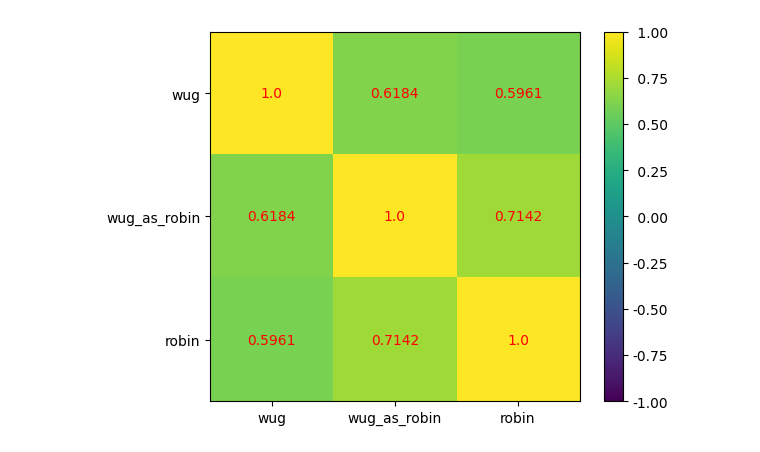
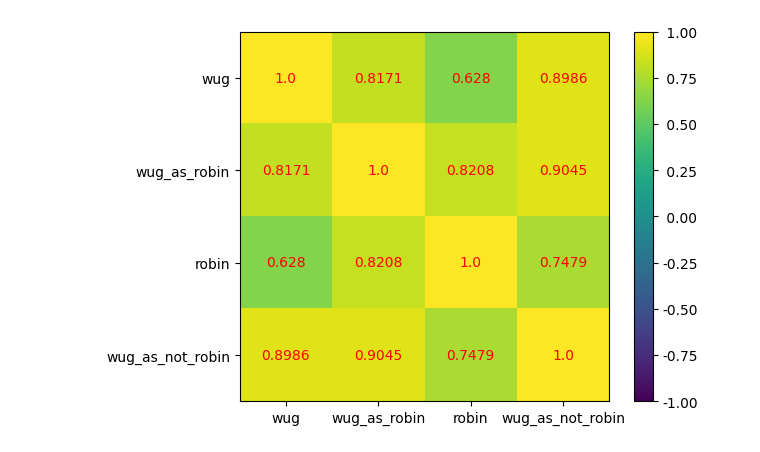
Before and after one commit to jwalanthi/semantic-features, a Jupyter notebook: comps.ipynb, the cells around one changed output. Saved outputs shown, nothing was run; the diff lists cells and outputs as text; code cells hidden in the pictures.

```diff
--- a/comps.ipynb
+++ b/comps.ipynb
@@ -22,0 +14,12 @@ saved_models/chronis_et_al/bert_to_binder_layer8_stopped_opt hyperparams:
+# %%
+albert_models = [FeatureNormPredictor.load_from_checkpoint(
+    checkpoint_path='saved_models/comps/albert{}_to_binder_opt_stop.ckpt'.format(i),
+    map_location=None
+    ) for i in range(0,13)] # fill this out once we actually have the models
+
+for model in albert_models:
+    model.eval()
+albert_lm = cwe.CWE('albert-xxlarge-v2')
+
+albert_rob_emb = [albert_lm.extract_representation(("A wug is a robin", "robin"), layer=i) for i in range(0,13)]
+albert_wug_emb = [albert_lm.extract_representation(("A wug is a robin", "wug"), layer=i) for i in range(0,13)]
@@ -22,0 +48,6 @@ saved_models/chronis_et_al/bert_to_binder_layer8_stopped_opt hyperparams:
+# %%
+lm = albert_lm
+model = albert_models[8]
+print(" hyperparams: ")
+print("    ",model.ffn_params)
+print("    ",model.training_params)
@@ -23,8 +58,8 @@ saved_models/chronis_et_al/bert_to_binder_layer8_stopped_opt hyperparams:
 # %%
-rob_emb = lm.extract_representation(("A wug is a robin", "robin"))
+rob_emb = albert_rob_emb[8]
 rob_pred = torch.nn.functional.relu(model(rob_emb))
 rob_pred = rob_pred.squeeze(0)
-wug_emb = lm.extract_representation(("A wug is a robin", "wug"))
+wug_emb = albert_wug_emb[8]
 wug_pred = torch.nn.functional.relu(model(wug_emb))
 wug_pred = wug_pred.squeeze(0)
 # %%
@@ -39,6 +74,10 @@ plt.show()
 wug_reg_emb = lm.extract_representation(("A wug", "wug"))
 wug_reg_pred = torch.nn.functional.relu(model(wug_reg_emb))
 wug_reg_pred = wug_reg_pred.squeeze(0)
+# %%
+wug_anti_emb = lm.extract_representation(("A wug is not a robin", "wug"))
+wug_anti_pred = torch.nn.functional.relu(model(wug_anti_emb))
+wug_anti_pred = wug_anti_pred.squeeze(0)
 # %%
 plt.figure()
 plt.scatter(rob_pred.detach().numpy(), wug_reg_pred.detach().numpy())
@@ -48,22 +87,22 @@ plt.show()
 # %%
 import numpy as np
 
-all3 = np.array((wug_reg_pred.detach().numpy(), wug_pred.detach().numpy(), rob_pred.detach().numpy()))
+all4 = np.array((wug_reg_pred.detach().numpy(), wug_pred.detach().numpy(), rob_pred.detach().numpy(), wug_anti_pred.detach().numpy()))
 
-corr_matrix = np.corrcoef(all3).round(decimals=4)
+corr_matrix = np.corrcoef(all4).round(decimals=4)
 
 fig, ax = plt.subplots()
 im = ax.imshow(corr_matrix)
 im.set_clim(-1, 1)
 ax.grid(False)
-ax.xaxis.set(ticks=(0, 1, 2), ticklabels=('wug', 'wug_as_robin', 'robin'))
-ax.yaxis.set(ticks=(0, 1, 2), ticklabels=('wug', 'wug_as_robin', 'robin'))
-ax.set_ylim(2.5, -0.5)
-for i in range(3):
-    for j in range(3):
+ax.xaxis.set(ticks=(0, 1, 2, 3), ticklabels=('wug', 'wug_as_robin', 'robin', 'wug_as_not_robin'))
+ax.yaxis.set(ticks=(0, 1, 2, 3), ticklabels=('wug', 'wug_as_robin', 'robin', 'wug_as_not_robin'))
+ax.set_ylim(3.5, -0.5)
+for i in range(4):
+    for j in range(4):
         ax.text(j, i, corr_matrix[i, j], ha='center', va='center',
                 color='r')
 cbar = ax.figure.colorbar(im, ax=ax, format='% .2f')
-plt.show()
+plt.savefig('results/comps/'+get_file_name('albert',8).split('/')[-1]+'_wug_robin.png')
 # %% [output]
-[figure, old version]
+[figure, new version]
```
Also changed, not shown: parts of 15 cells of this notebook, 2 other files.
